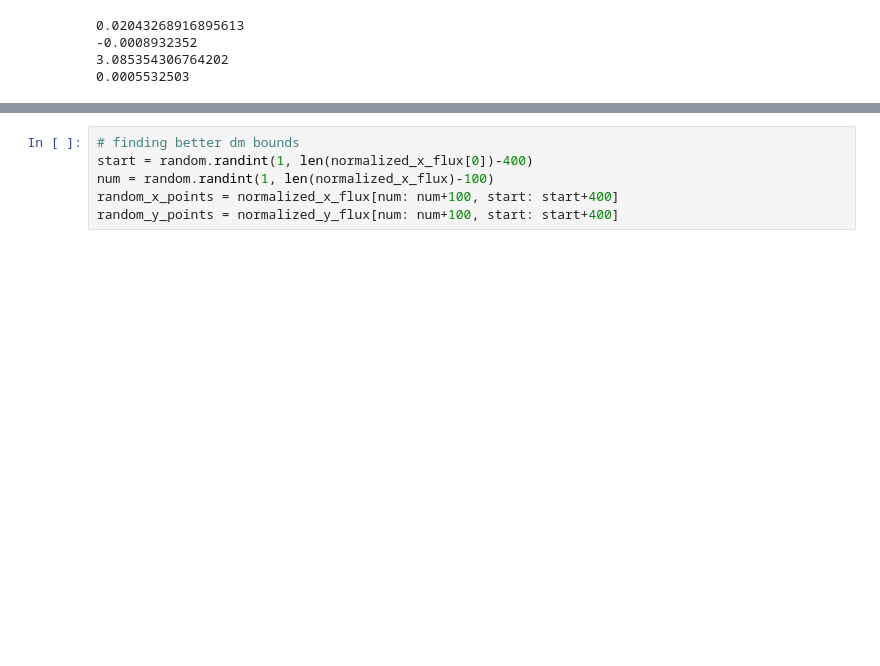
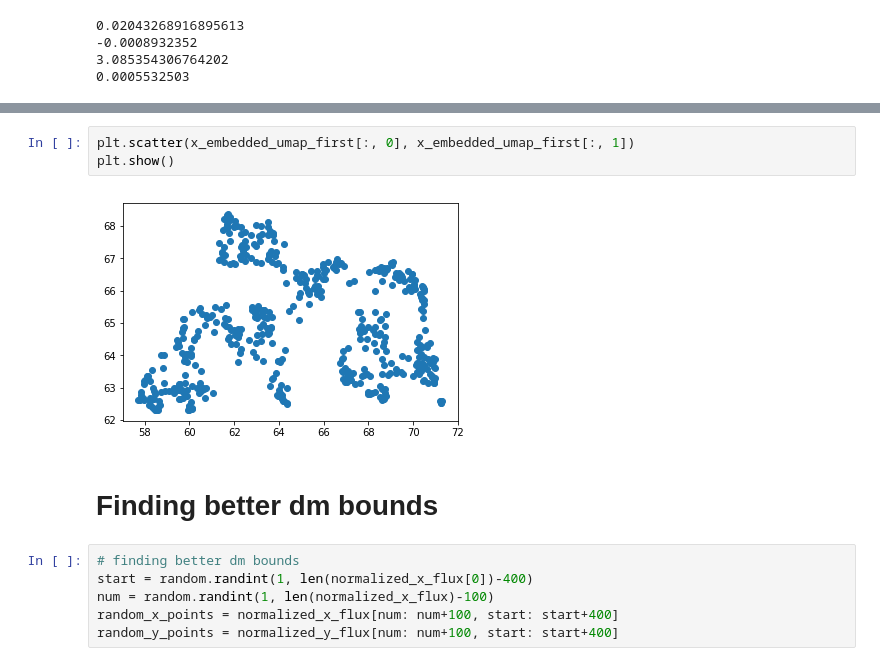
Before and after one commit to kushaltirumala/outlier_kplr, a Jupyter notebook: DMDT_generation.ipynb, the cells around one changed output, grey strips where cells are left out. Saved outputs shown, nothing was run; the diff lists cells and outputs as text; blank space fills up the shorter version.

```diff
--- a/DMDT_generation.ipynb
+++ b/DMDT_generation.ipynb
@@ -129,3 +185,10 @@ plt.show()
+# %%
+plt.scatter(x_embedded_umap_first[:, 0], x_embedded_umap_first[:, 1])
+plt.show()
+# %% [output]
+[figure, added]
+# %% [markdown]
+# Finding better dm bounds
 # %%
 # finding better dm bounds
 start = random.randint(1, len(normalized_x_flux[0])-400)
```
Also changed, not shown: parts of 17 cells of this notebook, 1 other file.
